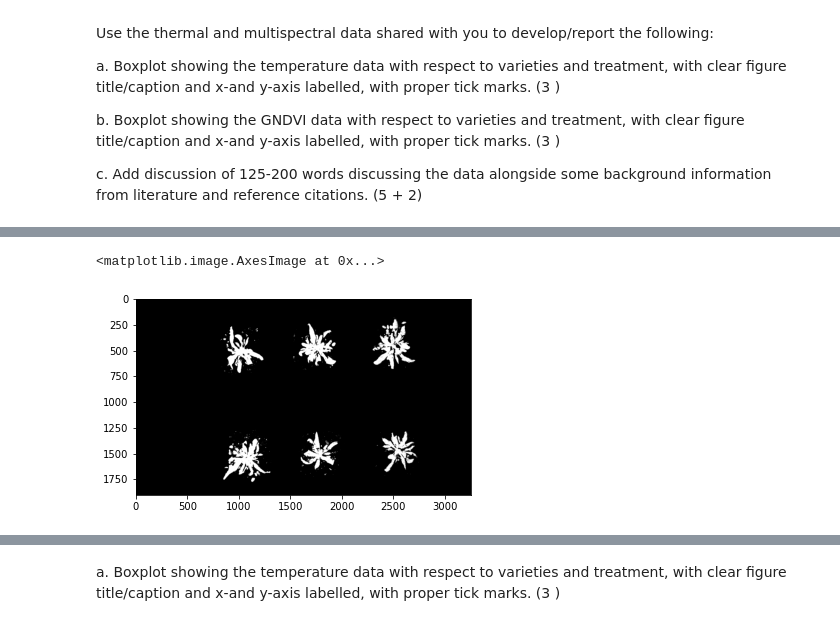
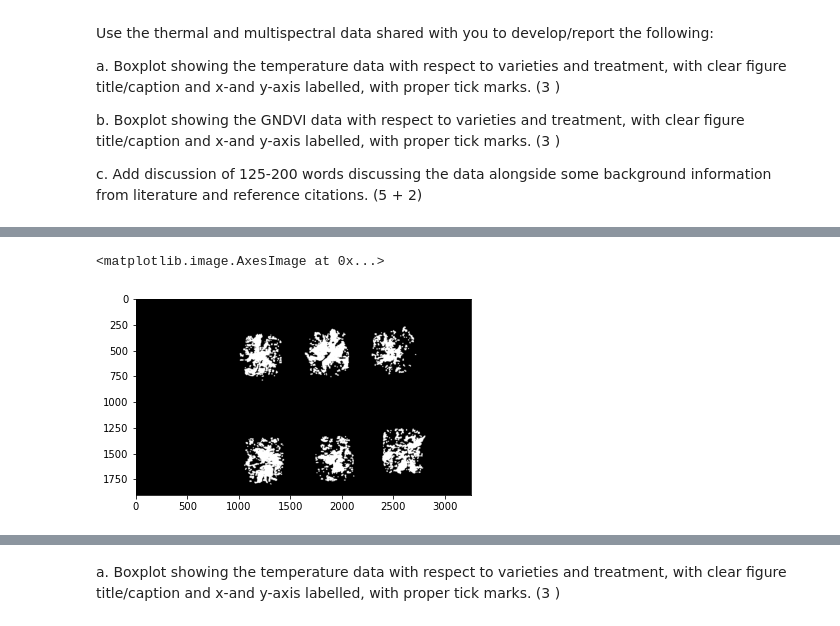
Before and after one commit to fieryWalrus1002/bsyse541_hw, a Jupyter notebook: lab4/lab4_image_analysis.ipynb, the cells around one changed output, grey strips where cells are left out. Drawn from its saved outputs; the diff is of its cells as text; code cells hidden in the pictures.

```diff
--- a/lab4/lab4_image_analysis.ipynb
+++ b/lab4/lab4_image_analysis.ipynb
@@ -41,6 +99,0 @@ images_grayscale = [cv.cvtColor(image, cv.COLOR_BGR2GRAY) for image in images]
-# %%
-# radiometric calibration
-for i, image in enumerate(images_ngb):
-    for band in range(0, 3):
-        print(f"{i}:{band}, min: {np.min(image[0:1750,0:500,band])}, max: {np.max(image[0:1750,0:500,band])}")
-# white is showing max 255 for all bands
@@ -66,35 +166,48 @@ for i, image in enumerate(images_ngb):
 # %%
 # segment image from background using hsv colorspace
 # explore hsv space
 
 def create_mask(img):
     """ takes an rgb image, converts it to hsv, creates and returns mask"""
     image = cv.cvtColor(img, cv.COLOR_RGB2HSV)
 
-    sat = (80, 255)
-    val = (235, 255)
+    sat = (50, 255)
+    val = (100, 255)
 
     # NIR mask upper hue range
-    lower_nir1 = np.array([0, sat[0], val[0]])
-    higher_nir1 = np.array([40, sat[1], val[1]])
+    lower_nir1 = np.array([9, sat[0], val[0]])
+    higher_nir1 = np.array([22, sat[1], val[1]])
     mask1 = cv.inRange(image, lower_nir1, higher_nir1)
 
     # NIR mask lower hue range
-    lower_nir2 = np.array([160, sat[0], val[0]])
+    lower_nir2 = np.array([180, sat[0], val[0]])
     higher_nir2 = np.array([180, sat[1], val[1]])
     mask2 = cv.inRange(image, lower_nir2, higher_nir2)
 
     # segment out the background, close enough
     # seg_img = cv.bitwise_and(image, image, mask=(mask1 + mask2))
     # seg_img_nbg = cv.cvtColor(cv.cvtColor(seg_img, cv.COLOR_HSV2BGR), cv.COLOR_BGR2RGB)
 
-    return mask1 + mask2
+    mask = mask1 + mask2
+
+    kernel = np.ones((5, 5), np.uint8)
+    mask_morph = mask.copy()
+
+    mask_morph = cv.erode(mask_morph, kernel, iterations=2)
+    mask_morph = cv.dilate(mask_morph, kernel, iterations=2)
+    # mask_morph = cv.erode(mask_morph, kernel, iterations=1)
+    # mask_morph = cv.morphologyEx(mask_morph, cv.MORPH_CLOSE, kernel)
+    # mask_morph = cv.morphologyEx(mask_morph, cv.MORPH_OPEN, kernel)
+
+    mask_bool = np.where(mask_morph > 0, True, False)
+
+    return mask_bool
 
 masks = [create_mask(image) for image in images_ngb]
 
 
-plt.imshow(masks[0], cmap='gray')
+plt.imshow(masks[3], cmap='gray')
 # plt.imshow(images_ngb[1][:,:,0])
 # %% [output]
 <matplotlib.image.AxesImage at 0x...>
-[figure, old version]
+[figure, new version]
```
Also changed, not shown: parts of 24 cells of this notebook, 8 other files.
